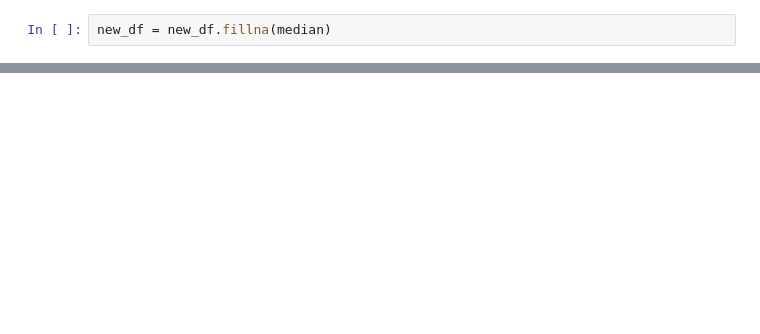
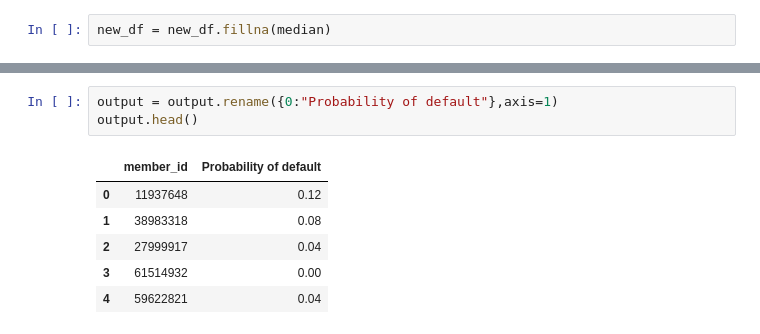
Before and after one commit to kalpak181/Probability-of-default, a Jupyter notebook: probability_of_default.ipynb, the cells around one changed output, grey strips where cells are left out. Saved outputs shown, nothing was run; the diff lists cells and outputs as text; blank space fills up the shorter version.

```diff
--- a/probability_of_default.ipynb
+++ b/probability_of_default.ipynb
@@ -626,0 +527,10 @@ models = {
+# %%
+output = output.rename({0:"Probability of default"},axis=1)
+output.head()
+# %% [output]
+|  | member_id | Probability of default |
+| 0 | 11937648 | 0.12 |
+| 1 | 38983318 | 0.08 |
+| 2 | 27999917 | 0.04 |
+| 3 | 61514932 | 0.00 |
+| 4 | 59622821 | 0.04 |
```
Also changed, not shown: parts of 59 cells of this notebook.
